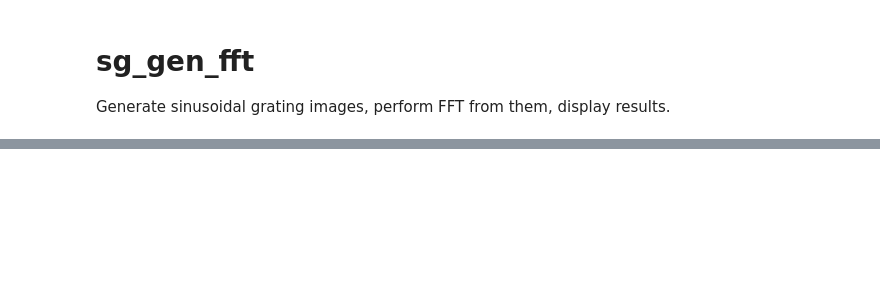
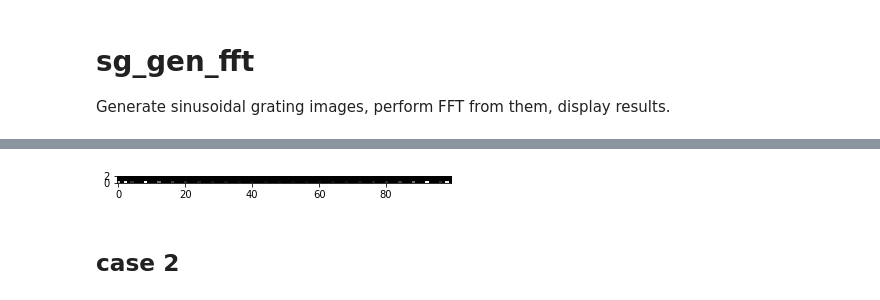
Before and after one commit to dudung/py-jupyter-nb, a Jupyter notebook: src/fft/image/sg_gen_fft.ipynb, the cells around one changed output, grey strips where cells are left out. Cells and saved outputs as stored; diff of their text form; code cells hidden in the pictures; blank space fills up the shorter version.

```diff
--- a/src/fft/image/sg_gen_fft.ipynb
+++ b/src/fft/image/sg_gen_fft.ipynb
@@ -56,0 +68,8 @@ deg  rad   file
+# %%
+plt.ylim([0,2])
+plt.imshow(im_in_fft, cmap='gray')
+plt.show()
+# %% [output]
+[figure, added]
+# %% [markdown]
+## case 2
```
Also changed, not shown: parts of 27 cells of this notebook.
